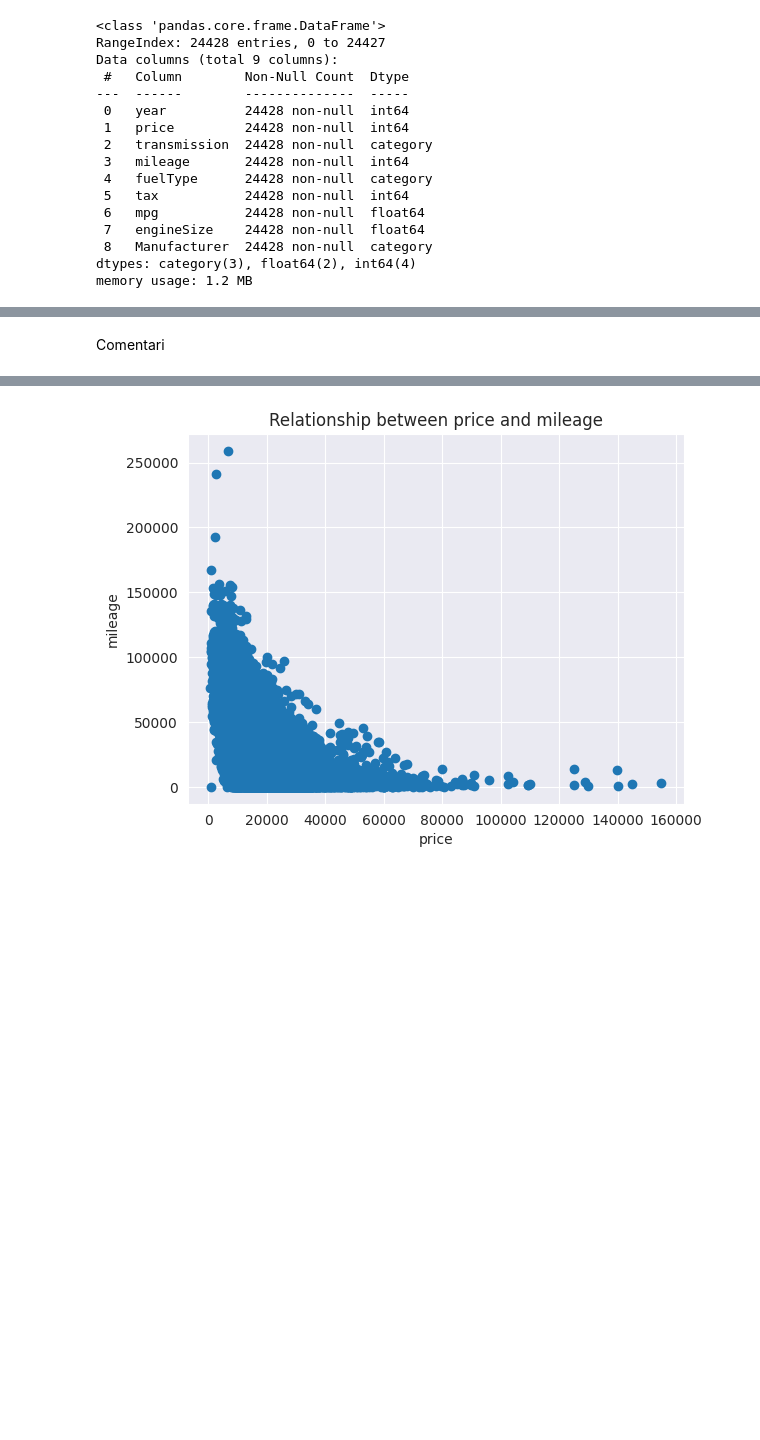
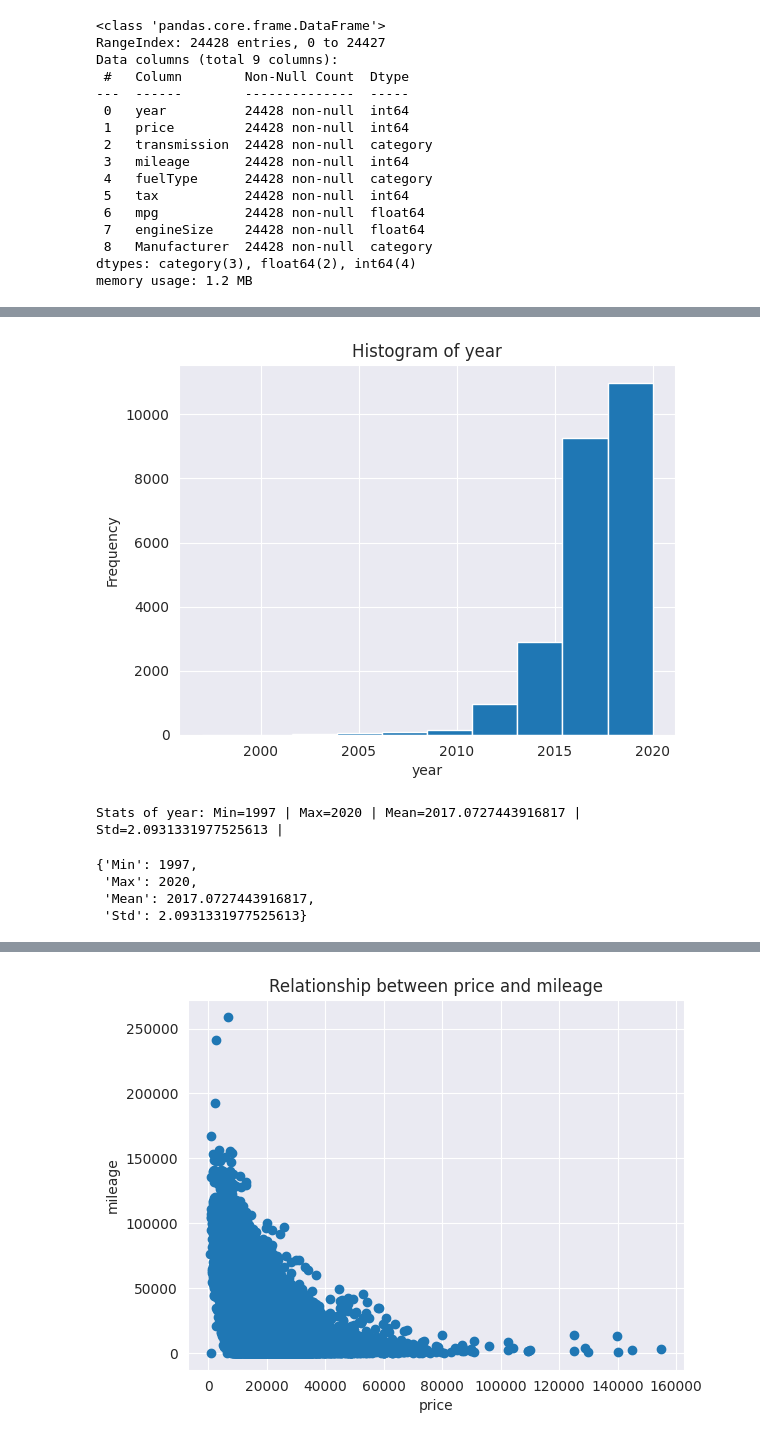
Before and after one commit to Gpascual11/P3_Gerard_Pascual, a Jupyter notebook: P3_NeuralNetworks.ipynb, the cells around one changed output, grey strips where cells are left out. Cells and saved outputs as stored; diff of their text form; code cells hidden in the pictures; blank space fills up the shorter version.

```diff
--- a/P3_NeuralNetworks.ipynb
+++ b/P3_NeuralNetworks.ipynb
@@ -403,2 +405,10 @@ for column in df.columns:
-# %% [markdown]
-Comentari
+# %%
+feature_histogram(df, "year")
+feature_stats(df, "year")
+# %% [output]
+[figure, added]
+Stats of year: Min=1997 | Max=2020 | Mean=2017.0727443916817 | Std=2.0931331977525613 |
+{'Min': 1997,
+ 'Max': 2020,
+ 'Mean': 2017.0727443916817,
+ 'Std': 2.0931331977525613}
```
Also changed, not shown: parts of 19 cells of this notebook.
